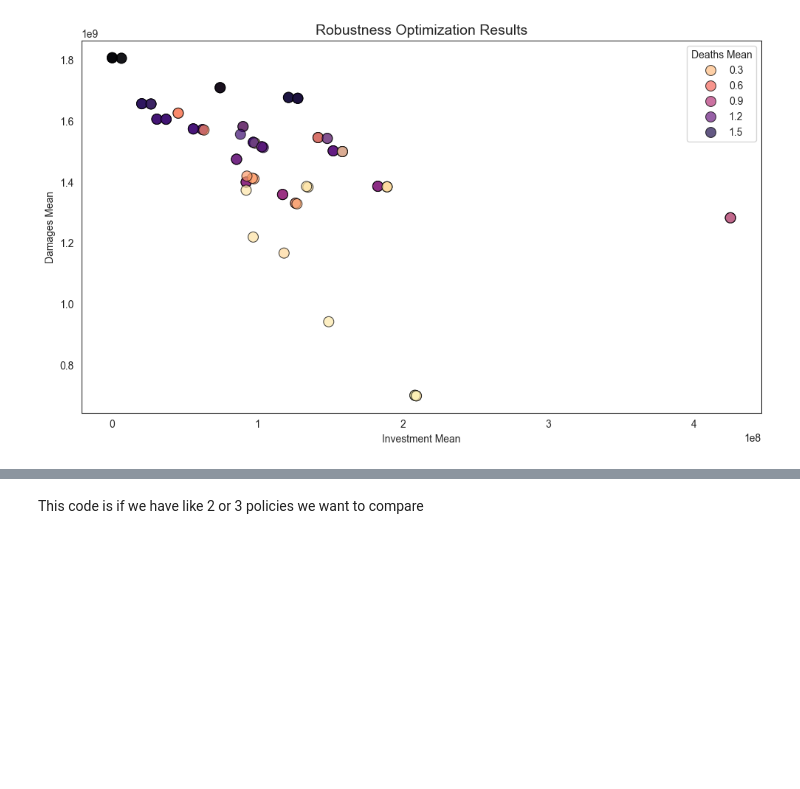
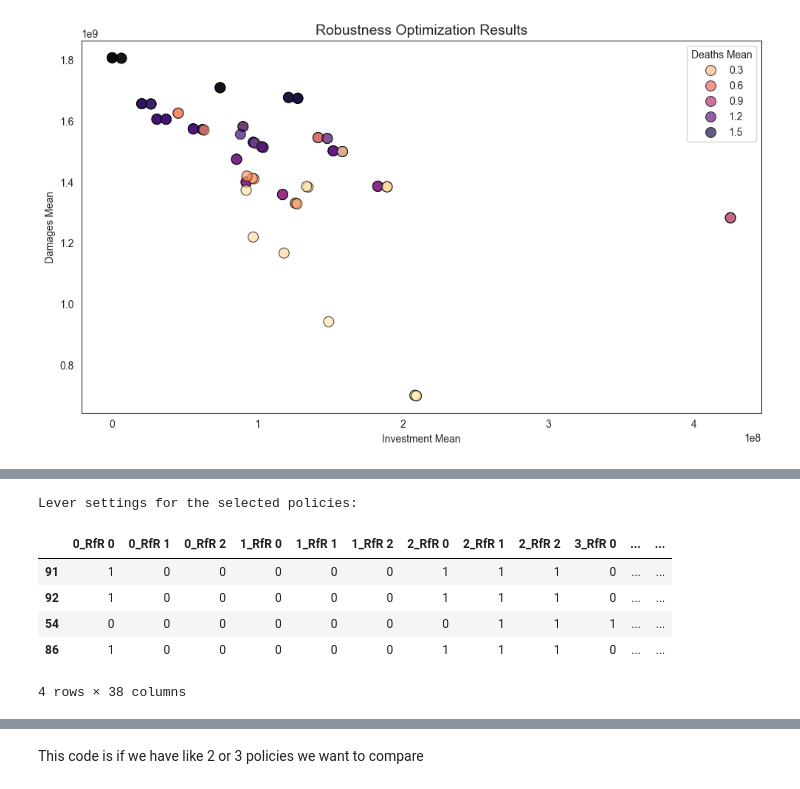
Before and after one commit to leonarddevijfde/MBD-repository, a Jupyter notebook: PR.ipynb, the cells around one changed output, grey strips where cells are left out. Cells and saved outputs as stored; diff of their text form; code cells hidden in the pictures; blank space fills up the shorter version.

Commit message:
robustness resulting 4 policies

```diff
--- a/PR.ipynb
+++ b/PR.ipynb
@@ -320,0 +373,21 @@ plt.show()
+# %%
+# Make sure selected_policy_ids is already defined (from previous step)
+# It's a list of strings like ['policy_123', 'policy_78', ...]
+
+# Extract numeric index from policy names
+selected_indices = [int(p.split('_')[1]) for p in selected_policy_ids]
+
+# Get the rows corresponding to those policies from pareto_policies
+selected_levers = pareto_policies.iloc[selected_indices]
+
+# Show lever settings
+print("Lever settings for the selected policies:")
+display(selected_levers)
+# %% [output]
+Lever settings for the selected policies:
+|  | 0_RfR 0 | 0_RfR 1 | 0_RfR 2 | 1_RfR 0 | 1_RfR 1 | 1_RfR 2 | 2_RfR 0 | 2_RfR 1 | 2_RfR 2 | 3_RfR 0 | ... | ... |
+| 91 | 1 | 0 | 0 | 0 | 0 | 0 | 1 | 1 | 1 | 0 | ... | ... |
+| 92 | 1 | 0 | 0 | 0 | 0 | 0 | 1 | 1 | 1 | 0 | ... | ... |
+| 54 | 0 | 0 | 0 | 0 | 0 | 0 | 0 | 1 | 1 | 1 | ... | ... |
+| 86 | 1 | 0 | 0 | 0 | 0 | 0 | 1 | 1 | 1 | 0 | ... | ... |
+4 rows × 38 columns
```
Also changed, not shown: parts of 2 cells of this notebook.
